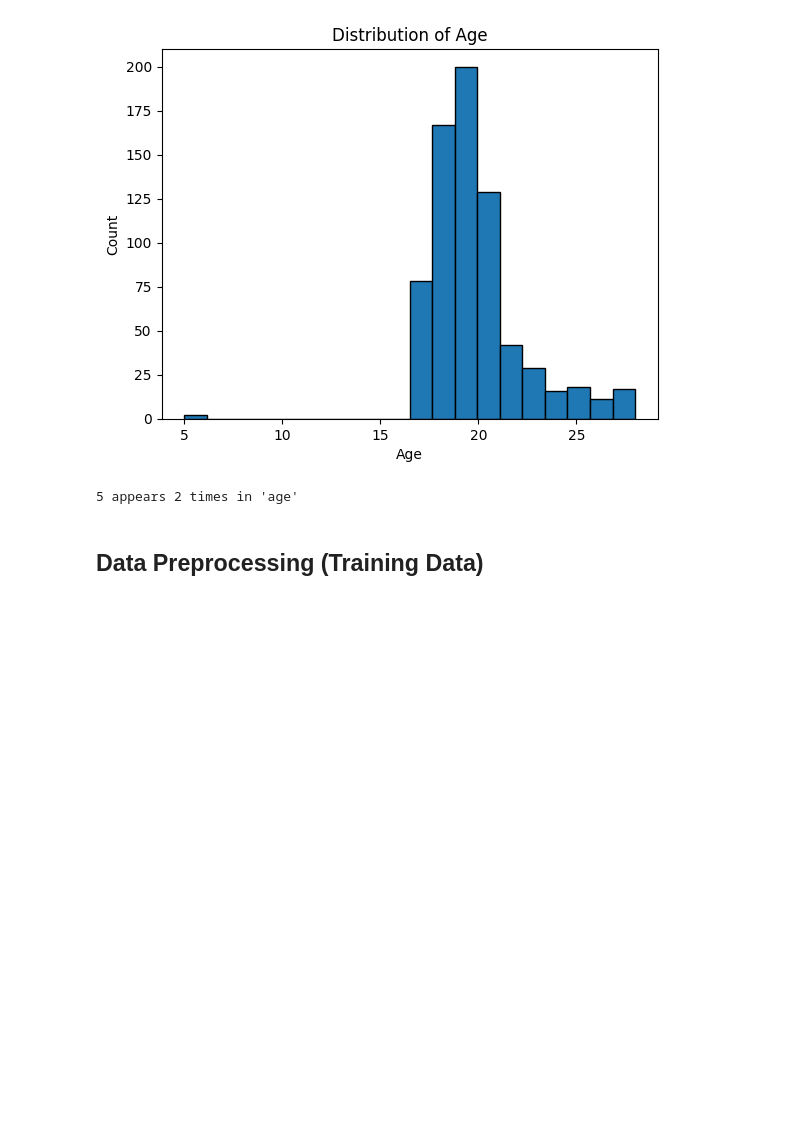
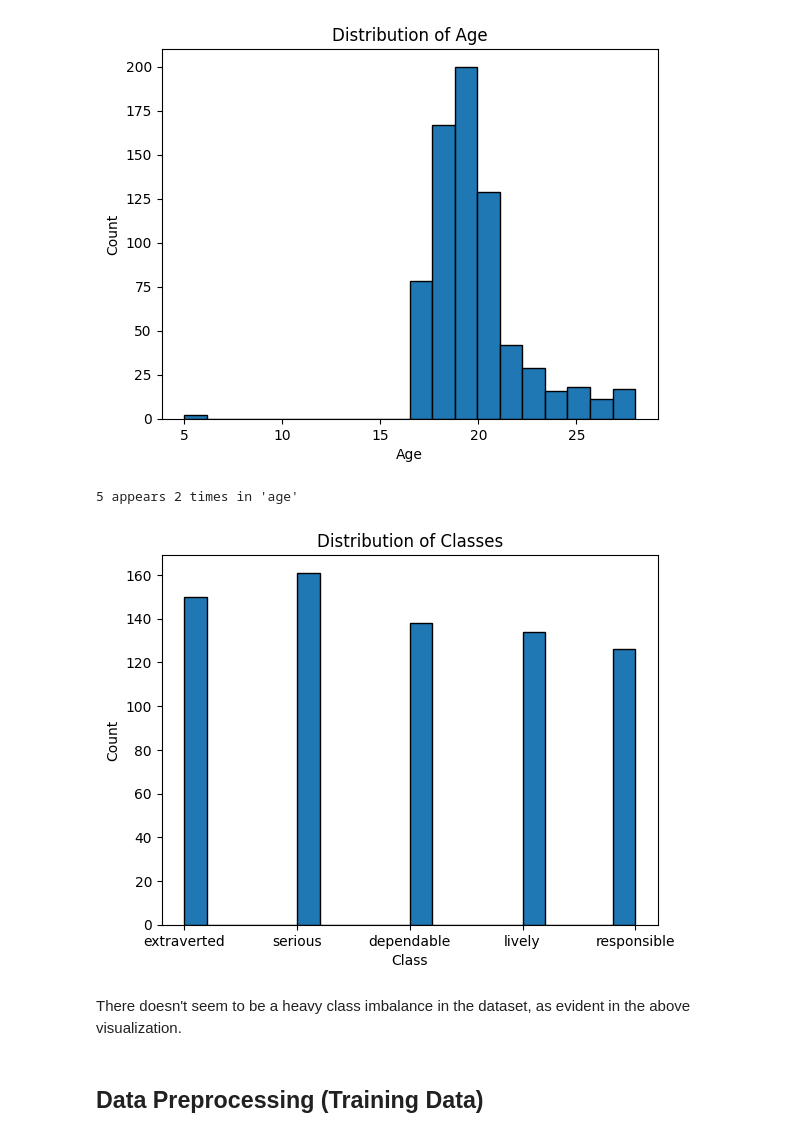
Before and after one commit to ravi-aratchige/spacefarer, a Jupyter notebook: model_training.ipynb, the cells around one changed output. Cells and saved outputs as stored; diff of their text form; code cells hidden in the pictures; blank space fills up the shorter version.

```diff
--- a/model_training.ipynb
+++ b/model_training.ipynb
@@ -118,6 +117,20 @@ for age in ages:
 print(f"5 appears {count} times in 'age'")
 # %% [output]
 5 appears 2 times in 'age'
+# %%
+# Inspecting dataset for class inbalances
+
+classes = df_train.iloc[:, -1]
+
+plt.hist(classes, bins=20, edgecolor='black')
+plt.xlabel('Class')
+plt.ylabel('Count')
+plt.title('Distribution of Classes')
+plt.show()
+# %% [output]
+[figure, added]
+# %% [markdown]
+There doesn't seem to be a heavy class imbalance in the dataset, as evident in the above visualization.
 # %% [markdown]
 ## Data Preprocessing (Training Data)
 # %%
```
Also changed, not shown: parts of 9 cells of this notebook, 2 other files.
